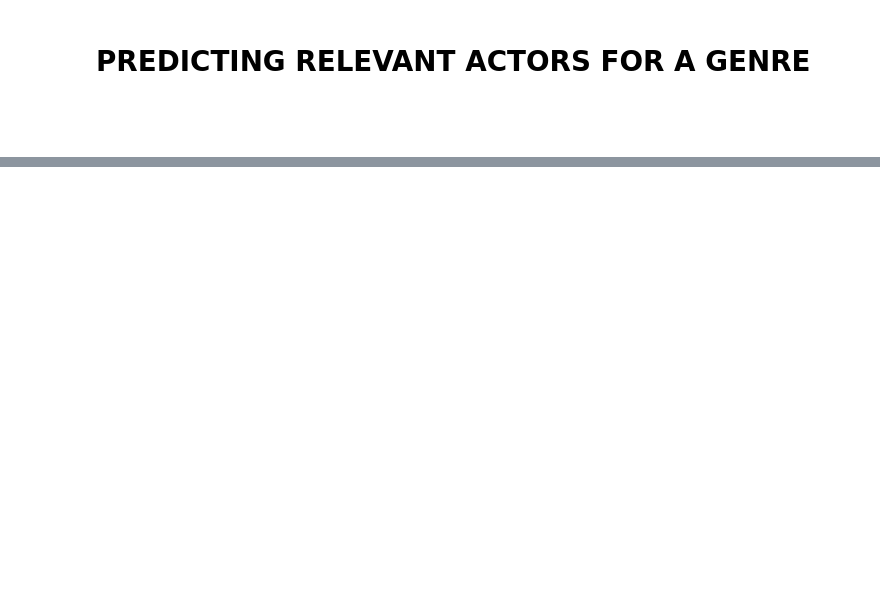
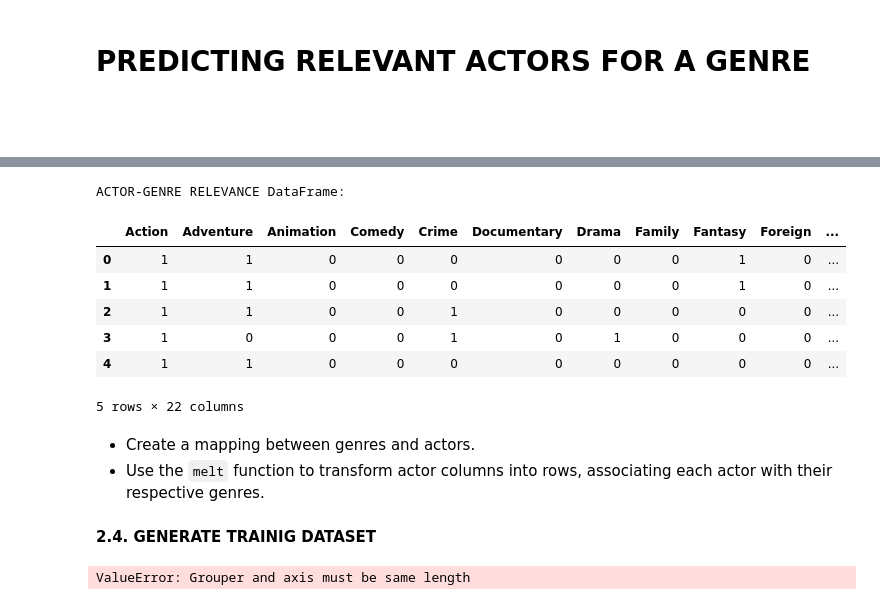
Before and after one commit to jenuzho/ML-WEB-APP-Using-Flask, a Jupyter notebook: src/explore.ipynb, the cells around one changed output, grey strips where cells are left out. Saved outputs shown, nothing was run; the diff lists cells and outputs as text; code cells hidden in the pictures; blank space fills up the shorter version.

```diff
--- a/src/explore.ipynb
+++ b/src/explore.ipynb
@@ -171,0 +215,38 @@ The function creates a new column called `success` in the DataFrame `movies_df`,
+# %%
+# Create a helper DataFrame to track actor relevance by genre
+actor_genre_relevance = merged_data.melt(id_vars=mlb.classes_, value_vars=['actor_1', 'actor_2', 'actor_3'],
+                                         var_name='actor_position', value_name='actor')
+
+# Drop rows where 'actor' is NaN
+actor_genre_relevance.dropna(subset=['actor'], inplace=True)
+# %%
+# Display the actor-genre mapping
+print("ACTOR-GENRE RELEVANCE DataFrame:")
+actor_genre_relevance.head()
+# %% [output]
+ACTOR-GENRE RELEVANCE DataFrame:
+|  | Action | Adventure | Animation | Comedy | Crime | Documentary | Drama | Family | Fantasy | Foreign | ... |
+| 0 | 1 | 1 | 0 | 0 | 0 | 0 | 0 | 0 | 1 | 0 | ... |
+| 1 | 1 | 1 | 0 | 0 | 0 | 0 | 0 | 0 | 1 | 0 | ... |
+| 2 | 1 | 1 | 0 | 0 | 1 | 0 | 0 | 0 | 0 | 0 | ... |
+| 3 | 1 | 0 | 0 | 0 | 1 | 0 | 1 | 0 | 0 | 0 | ... |
+| 4 | 1 | 1 | 0 | 0 | 0 | 0 | 0 | 0 | 0 | 0 | ... |
+5 rows × 22 columns
+# %% [markdown]
+- Create a mapping between genres and actors.
+- Use the `melt` function to transform actor columns into rows, associating each actor with their respective genres.
+# %% [markdown]
+**2.4. GENERATE TRAINIG DATASET**
+# %%
+# Aggregate actor appearances across genres
+actor_genre_count = actor_genre_relevance.groupby(['actor'] + mlb.classes_).size().reset_index(name='count')
+
+# Filter out less relevant actors (e.g., threshold of appearances)
+threshold = 2
+actor_genre_count = actor_genre_count[actor_genre_count['count'] >= threshold]
+
+# Display the final training dataset
+print("Training Dataset:")
+print(actor_genre_count.head())
+# %% [output]
+ValueError: Grouper and axis must be same length
```
Also changed, not shown: parts of 39 cells of this notebook, 1 other file.
